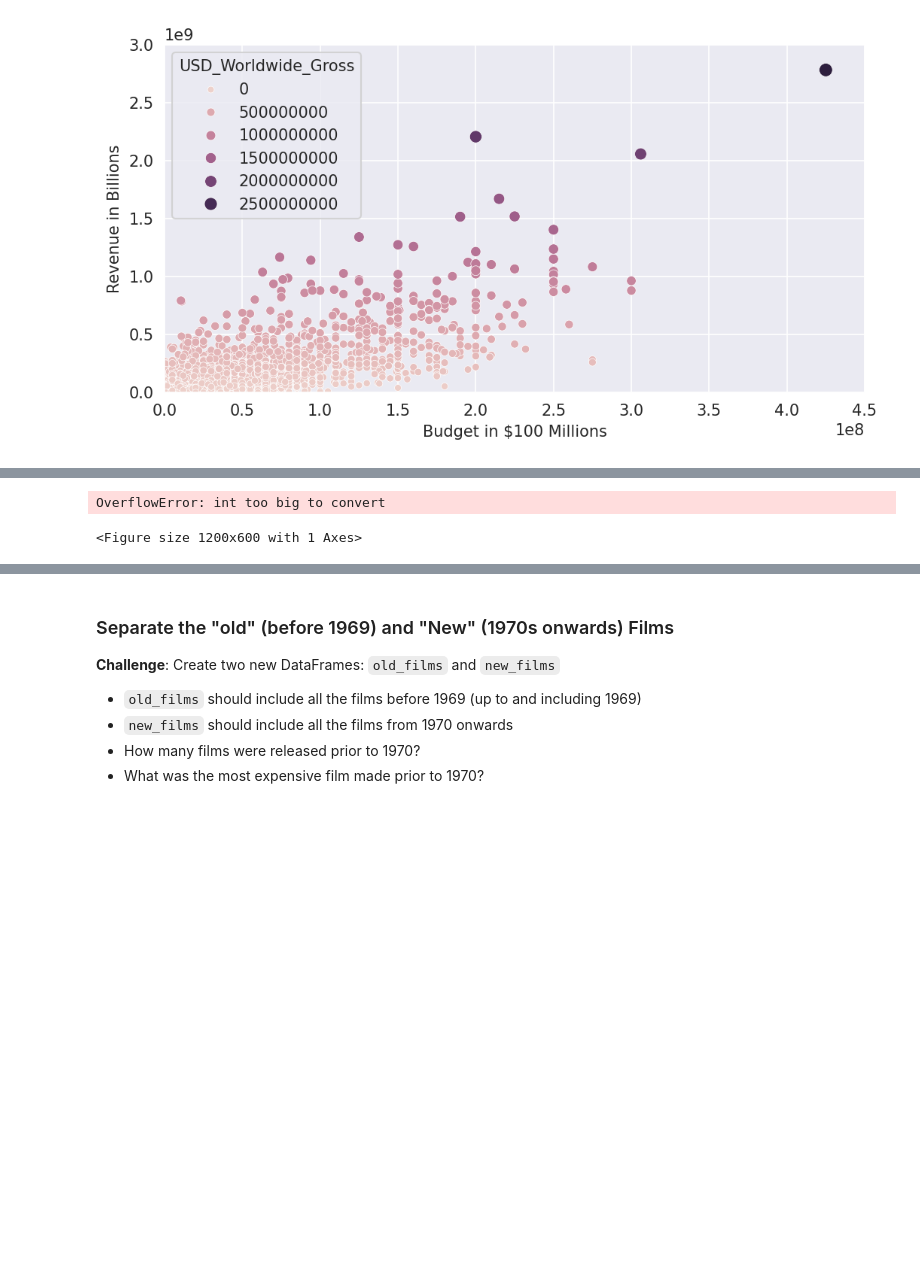
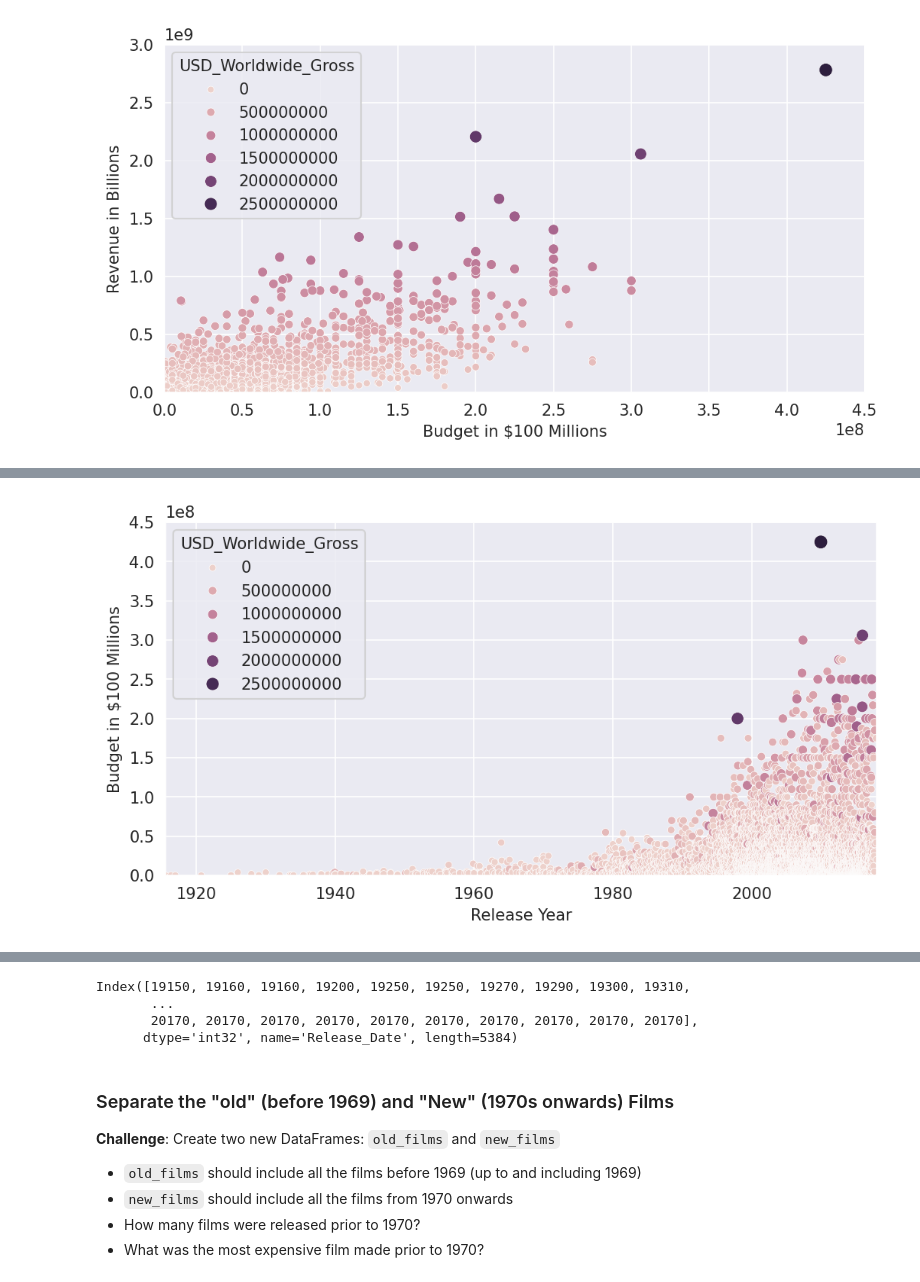
Before and after one commit to bluescreenlife/100-days-of-code, a Jupyter notebook: day_78_seaborn_linreg_visualization/Seaborn_and_Linear_Regression_(start).ipynb, the cells around one changed output, grey strips where cells are left out. Cells and saved outputs as stored; diff of their text form; code cells hidden in the pictures; blank space fills up the shorter version.

Commit message:
convert years to decades, add decade column to df

```diff
--- a/day_78_seaborn_linreg_visualization/Seaborn_and_Linear_Regression_(start).ipynb
+++ b/day_78_seaborn_linreg_visualization/Seaborn_and_Linear_Regression_(start).ipynb
@@ -314,19 +314,18 @@ plt.show()
 # %%
 # data_clean.describe()
 plt.figure(figsize=(8,4), dpi=150)
 
 
 with sns.axes_style('darkgrid'):
     ax = sns.scatterplot(data_clean, x='Release_Date', y='USD_Production_Budget',
                          hue='USD_Worldwide_Gross', size='USD_Worldwide_Gross')
 
-    ax.set(ylim=(0, 450000000), xlim=(0, 2020),
+    ax.set(ylim=(0, 450000000), xlim=(data_clean.Release_Date.min(), data_clean.Release_Date.max()),
            ylabel='Budget in $100 Millions', xlabel='Release Year')
 
 plt.show()
 # %% [output]
-OverflowError: int too big to convert
-<Figure size 1200x600 with 1 Axes>
+[figure, added]
 # %% [markdown]
 # Converting Years to Decades Trick
 
@@ -340,6 +339,19 @@ Here's how:
 <img src=https://i.imgur.com/5m06Ach.png width=650>
 3. Use floor division `//` to convert the year data to the decades of the films.
 4. Add the decades as a `Decade` column to the `data_clean` DataFrame.
+# %%
+datetime_indices = pd.DatetimeIndex(data_clean.Release_Date)
+years = datetime_indices.year
+decades = years // 10
+decades = years * 10
+print(decades)
+
+data_clean['Decade'] = decades
+# %% [output]
+Index([19150, 19160, 19160, 19200, 19250, 19250, 19270, 19290, 19300, 19310,
+       ...
+       20170, 20170, 20170, 20170, 20170, 20170, 20170, 20170, 20170, 20170],
+      dtype='int32', name='Release_Date', length=5384)
 # %% [markdown]
 ### Separate the "old" (before 1969) and "New" (1970s onwards) Films
 
```
